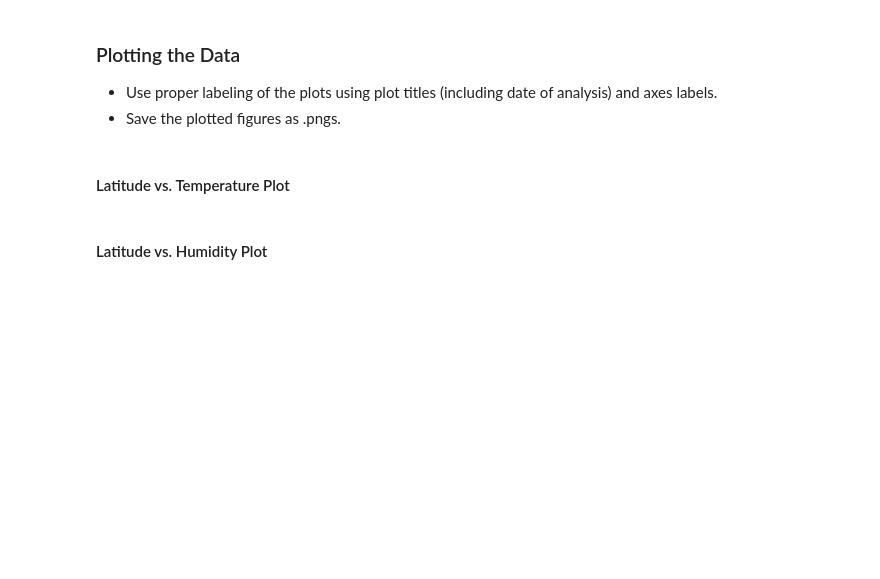
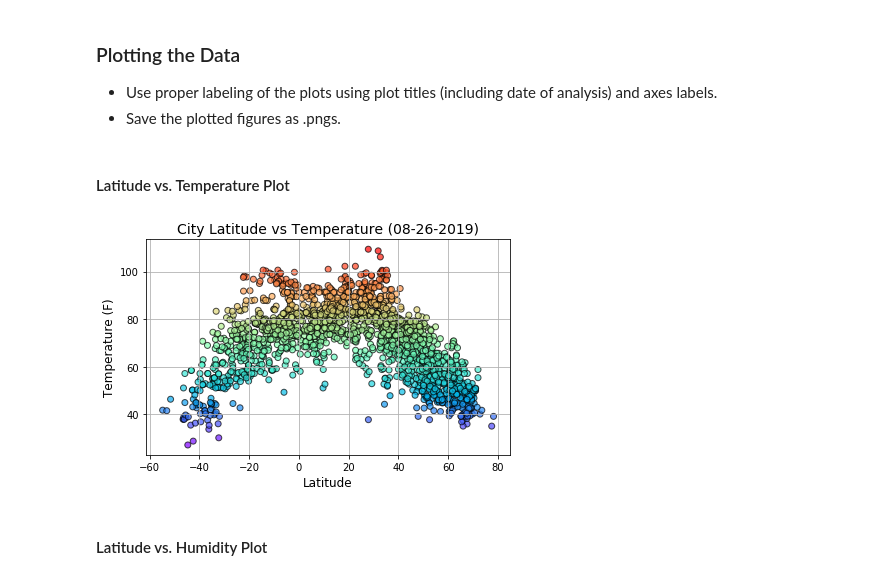
Before and after one commit to hakbrk/Latitude-Project, a Jupyter notebook: img/WeatherPY_JLH.ipynb, the cells around one changed output. Cells and saved outputs as stored; diff of their text form; code cells hidden in the pictures; blank space fills up the shorter version.

Commit message:
updated data page

```diff
--- a/img/WeatherPY_JLH.ipynb
+++ b/img/WeatherPY_JLH.ipynb
@@ -133,21 +147,6 @@ city_data_df.head()
 * Save the plotted figures as .pngs.
 # %% [markdown]
 #### Latitude vs. Temperature Plot
-# %%
-city_data_df['color'] = ''
-for _, row in city_data_df.iterrows():
-    if row['Temperature (F)'] < 40:
-        row['color'] = 'darkblue'
-    if row['Temperature (F)'] > 40:
-        row['color'] = 'dodgerblue'
-    if row['Temperature (F)'] > 60:
-        row['color'] = 'skyblue'
-    if row['Temperature (F)'] > 70:
-        row['color'] = 'gold'
-    if row['Temperature (F)'] > 80:
-        row['color'] = 'orange'
-    if row['Temperature (F)'] > 90:
-        row['color'] = 'red'
 # %%
 # Added due to error with date response from server
 try:
@@ -158,20 +157,22 @@ except (KeyError, IndexError, ValueError):
 # %%
 # List of values x_axis values
 x_axis = city_data_df['Lat']
 data = city_data_df['Temperature (F)']
-color = city_data_df['color']
+cmap = ('rainbow')
 
 #Plot scatter
-plt.scatter(x_axis, data, marker="o", facecolors= color , edgecolors="black", alpha=0.70)
+plt.scatter(x_axis, data, marker="o", c=city_data_df['Temperature (F)'], cmap = cmap, edgecolors="black", alpha=0.70)
 
 #Format plot
 plt.grid()
 plt.xlabel('Latitude', size='12')
 plt.ylabel('Temperature (F)', size='12')
 plt.title(f"City Latitude vs Temperature ({date})", size='14')
 plt.tight_layout()
 plt.savefig('LatvTemp')
 plt.show()
+# %% [output]
+[figure, added]
 # %% [markdown]
 #### Latitude vs. Humidity Plot
 # %%
```
Also changed, not shown: parts of 11 cells of this notebook, 9 other files.
